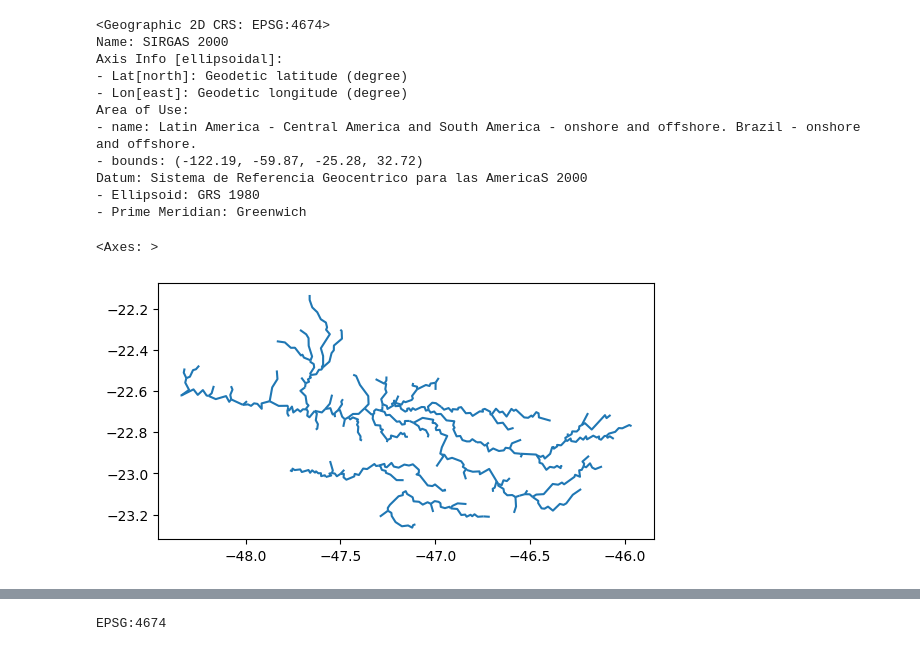
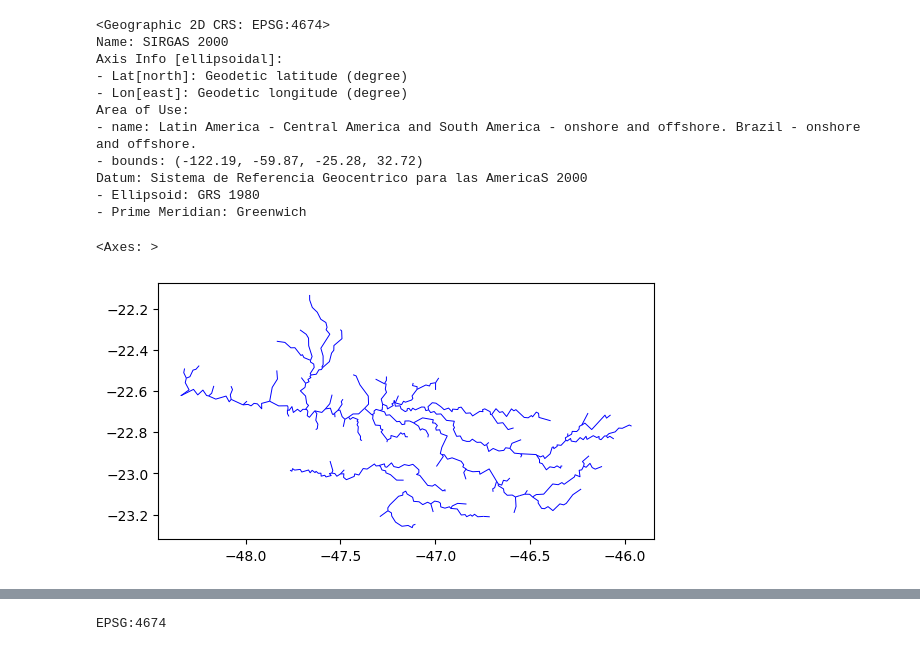
Before and after one commit to wanderam/codigos-modelagem-hidro, a Jupyter notebook: analise_recarga_modflow.ipynb, the cells around one changed output, grey strips where cells are left out. Drawn from its saved outputs; the diff is of its cells as text; code cells hidden in the pictures.

```diff
--- a/analise_recarga_modflow.ipynb
+++ b/analise_recarga_modflow.ipynb
@@ -473,10 +488,10 @@ Area of Use:
 Datum: Sistema de Referencia Geocentrico para las AmericaS 2000
 - Ellipsoid: GRS 1980
 - Prime Meridian: Greenwich
-# %%
-rede_drenagem2.plot()
-# %% [output]
-<Axes: >
-[figure, removed]
+# %%
+rede_drenagem2.plot(color='b', lw=0.7)
+# %% [output]
+<Axes: >
+[figure, added]
 # %%
 rede_drenagem2 = gpd.clip(rede_drenagem2, boundaries_gcs, keep_geom_type=True)
```
Also changed, not shown: parts of 45 cells of this notebook.
